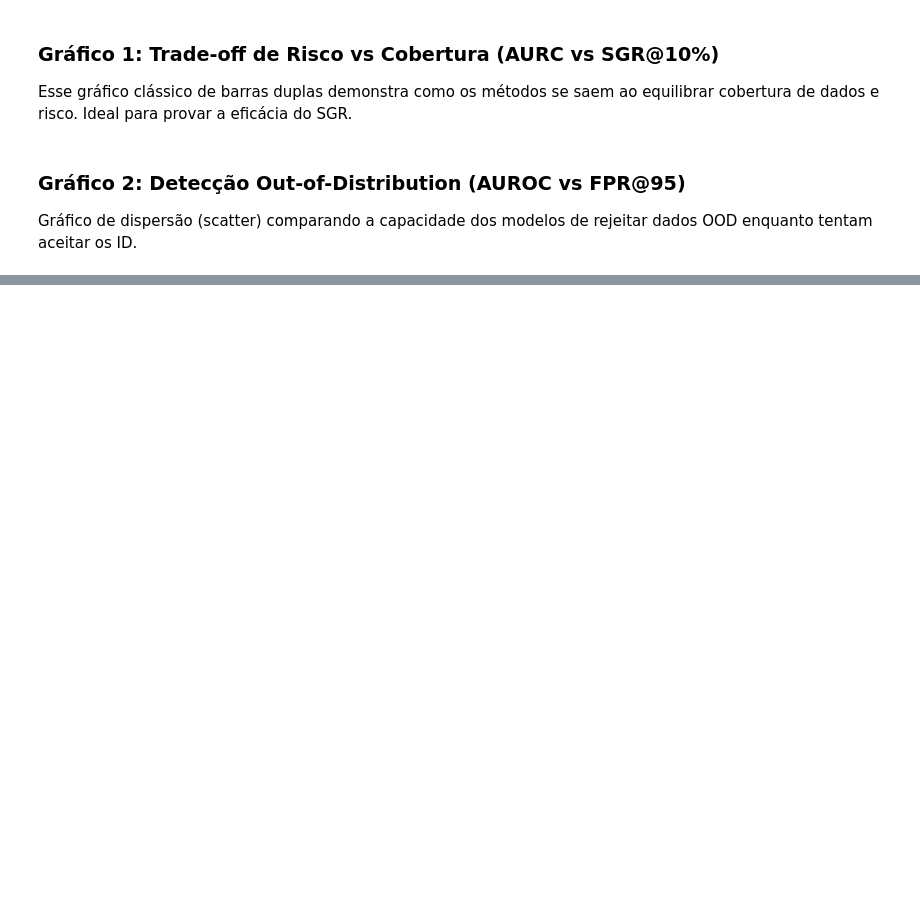
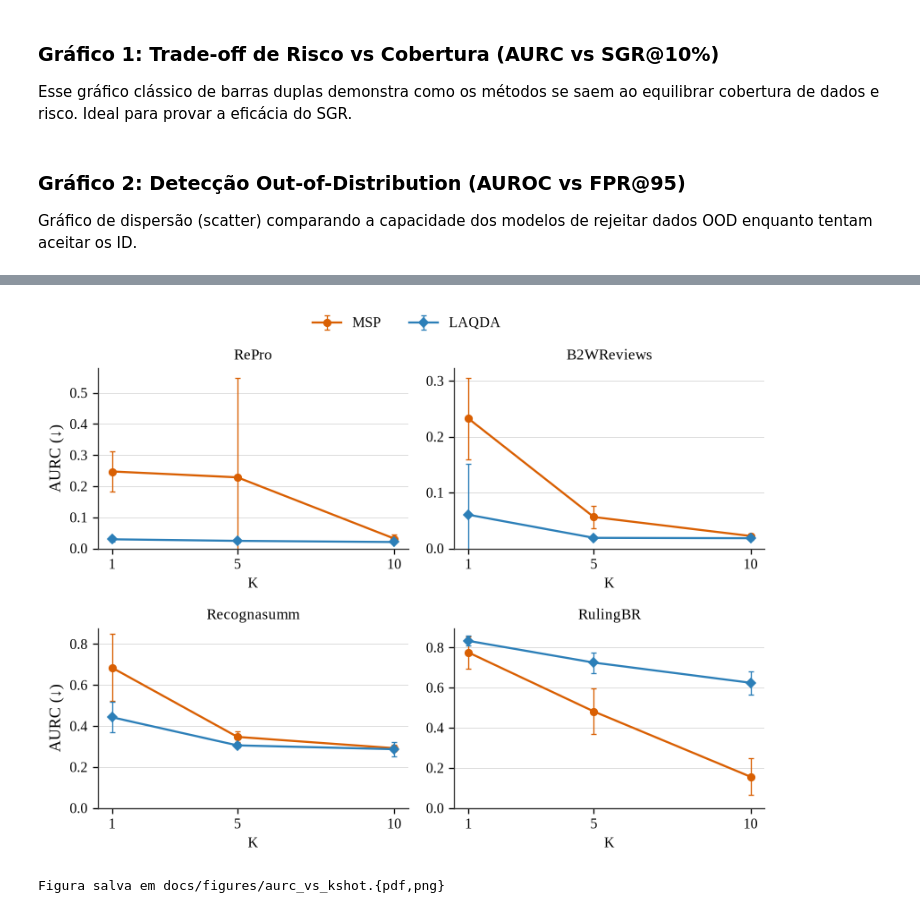
Before and after one commit to beatrizalmeidaf/selective-risk-framework, a Jupyter notebook: notebooks/academic_plots.ipynb, the cells around one changed output, grey strips where cells are left out. Saved outputs shown, nothing was run; the diff lists cells and outputs as text; code cells hidden in the pictures; blank space fills up the shorter version.

```diff
--- a/notebooks/academic_plots.ipynb
+++ b/notebooks/academic_plots.ipynb
@@ -134,0 +225,61 @@ if not df.empty:
+# %%
+KSHOT_CORPORA = ["ReProCorpus", "B2WReviewsCorpus", "RecognasummCorpus", "RulingBRCorpus"]
+KSHOTS = ["kshot_1", "kshot_5", "kshot_10"]
+K_LABELS = [1, 5, 10]
+
+kshot_rows = []
+for corpus in KSHOT_CORPORA:
+    for kshot, k in zip(KSHOTS, K_LABELS):
+        laqda_res = load_aggregated_data(LANG_DIR, "laqda", corpus, kshot, "")
+        msp_res = load_aggregated_data(LANG_DIR, "baseline", corpus, kshot, "msp")
+        if laqda_res:
+            kshot_rows.append({"Corpus": corpus, "K": k, "Metodo": "LAQDA",
+                                "AURC_mean": laqda_res["aurc"][0], "AURC_std": laqda_res["aurc"][1]})
+        if msp_res:
+            kshot_rows.append({"Corpus": corpus, "K": k, "Metodo": "MSP",
+                                "AURC_mean": msp_res["aurc"][0], "AURC_std": msp_res["aurc"][1]})
+
+df_kshot = pd.DataFrame(kshot_rows)
+display(df_kshot)
+# %%
+if not df_kshot.empty:
+    # 1. Muda para 2 linhas e 2 colunas, e ajusta a proporção da figura
+    fig, axes = plt.subplots(2, 2, figsize=(7, 5), sharey=False)
+
+    # 2. Achata a matriz de eixos para iterar facilmente no loop
+    axes_flat = axes.flatten()
+
+    colors = {"LAQDA": PALETTE["laqda"], "MSP": PALETTE["msp"]}
+    markers = {"LAQDA": "D", "MSP": "o"}
+
+    for ax, corpus in zip(axes_flat, KSHOT_CORPORA):
+        sub = df_kshot[df_kshot["Corpus"] == corpus]
+        for metodo in ["MSP", "LAQDA"]:
+            s = sub[sub["Metodo"] == metodo].sort_values("K")
+            if s.empty:
+                continue
+            ax.errorbar(s["K"], s["AURC_mean"], yerr=s["AURC_std"],
+                        label=metodo, color=colors[metodo], marker=markers[metodo],
+                        markersize=4.5, linewidth=1.4, capsize=2, elinewidth=0.8, capthick=0.8)
+        ax.set_title(corpus.replace("Corpus", ""), fontsize=10)
+        ax.set_xlabel("K", fontsize=9.5)
+        ax.set_xticks(K_LABELS)
+        ax.set_ylim(bottom=0)
+
+    # 3. Adiciona o label Y nos gráficos da primeira coluna (índices 0 e 2)
+    axes_flat[0].set_ylabel("AURC (\u2193)")
+    axes_flat[2].set_ylabel("AURC (\u2193)")
+
+    handles, labels = axes_flat[0].get_legend_handles_labels()
+    # Ajustei levemente o bbox_to_anchor para acomodar o formato mais alto da imagem
+    fig.legend(handles, labels, loc="upper center", ncol=2, bbox_to_anchor=(0.5, 1.05), frameon=False)
+    fig.tight_layout()
+
+    os.makedirs("../docs/figures", exist_ok=True)
+    fig.savefig("../docs/figures/aurc_vs_kshot.pdf")
+    fig.savefig("../docs/figures/aurc_vs_kshot.png")
+    plt.show()
+    print("Figura salva em docs/figures/aurc_vs_kshot.{pdf,png}")
+# %% [output]
+[figure, added]
+Figura salva em docs/figures/aurc_vs_kshot.{pdf,png}
```
Also changed, not shown: parts of 11 cells of this notebook, 1 other file.
